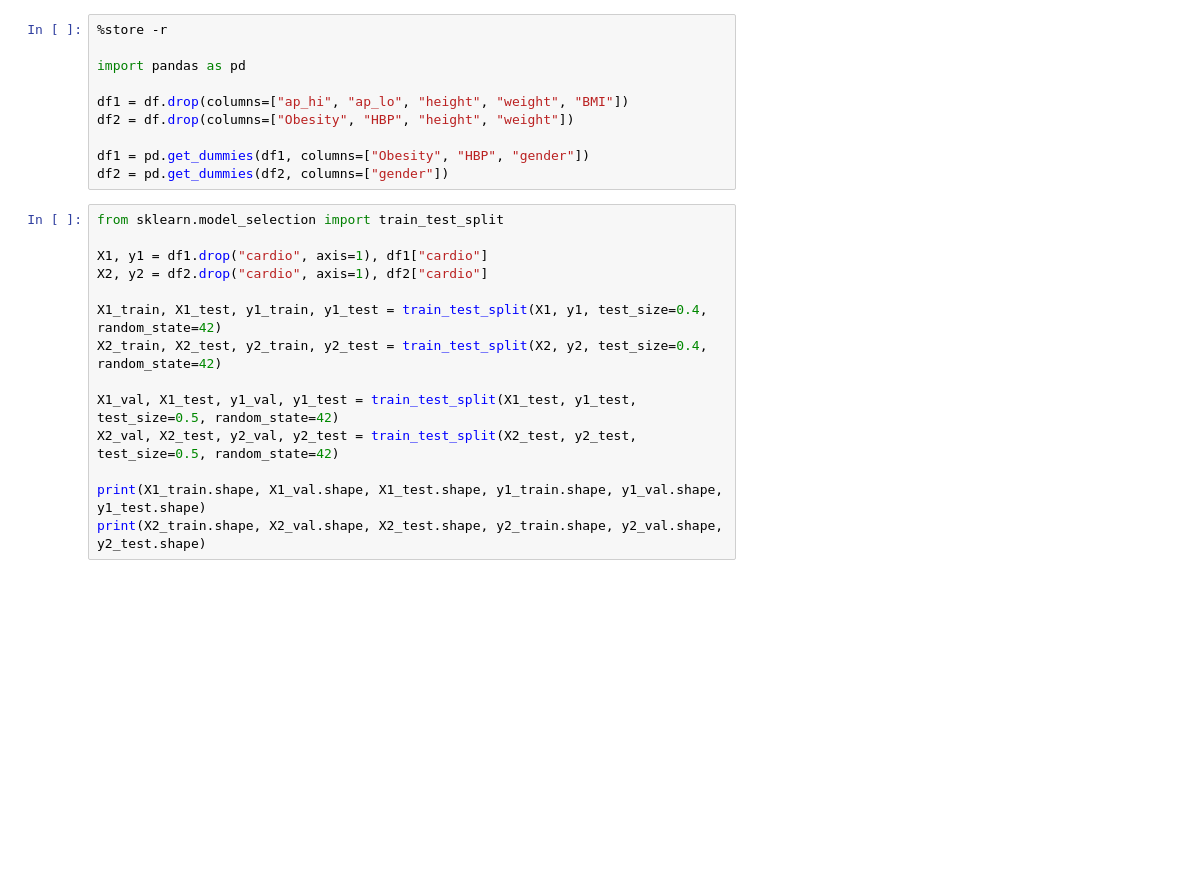
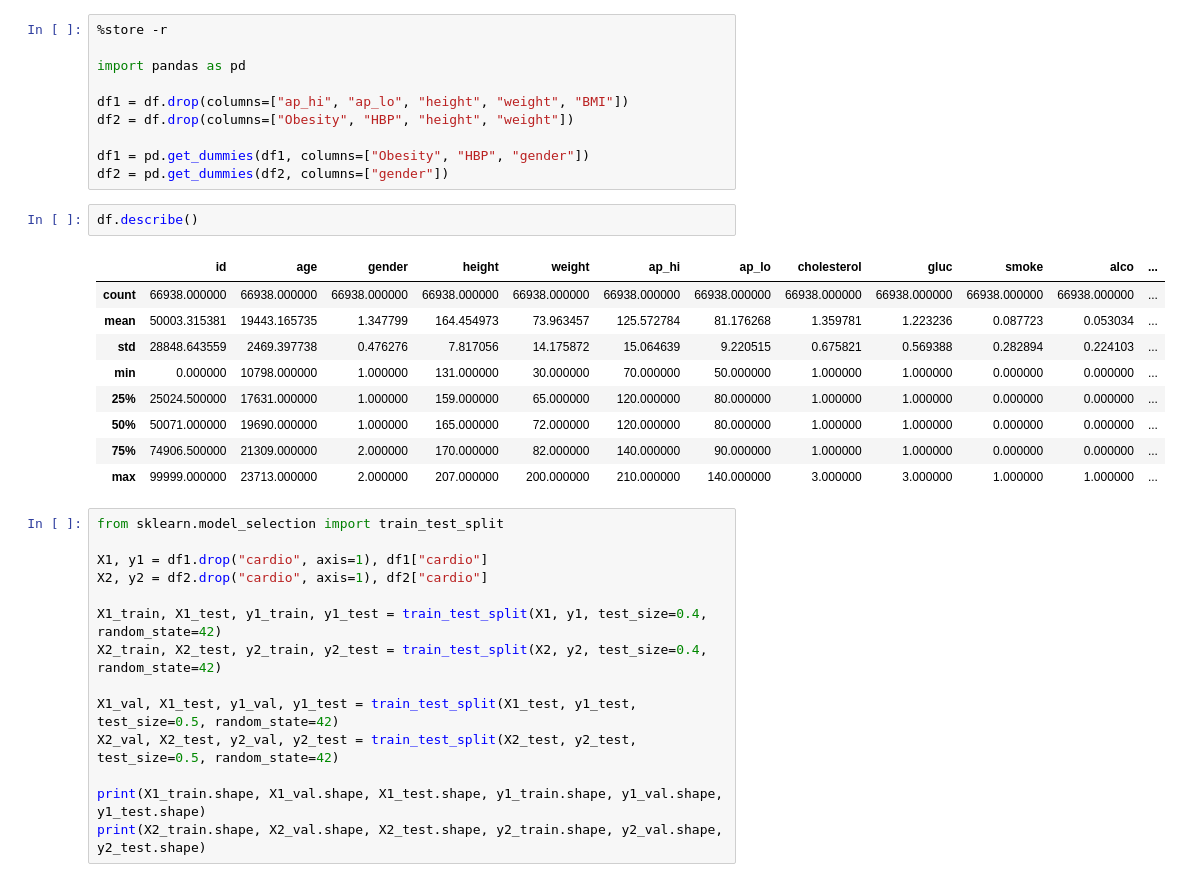
Before and after one commit to bearwinterfirth/medical, a Jupyter notebook: disease_prediction_6.ipynb, the cells around one changed output. Drawn from its saved outputs; the diff is of its cells as text; blank space fills up the shorter version.

```diff
--- a/disease_prediction_6.ipynb
+++ b/disease_prediction_6.ipynb
@@ -8,6 +8,18 @@ df2 = df.drop(columns=["Obesity", "HBP", "height", "weight"])
 
 df1 = pd.get_dummies(df1, columns=["Obesity", "HBP", "gender"])
 df2 = pd.get_dummies(df2, columns=["gender"])
+# %%
+df.describe()
+# %% [output]
+|  | id | age | gender | height | weight | ap_hi | ap_lo | cholesterol | gluc | smoke | alco | ... |
+| count | 66938.000000 | 66938.000000 | 66938.000000 | 66938.000000 | 66938.000000 | 66938.000000 | 66938.000000 | 66938.000000 | 66938.000000 | 66938.000000 | 66938.000000 | ... |
+| mean | 50003.315381 | 19443.165735 | 1.347799 | 164.454973 | 73.963457 | 125.572784 | 81.176268 | 1.359781 | 1.223236 | 0.087723 | 0.053034 | ... |
+| std | 28848.643559 | 2469.397738 | 0.476276 | 7.817056 | 14.175872 | 15.064639 | 9.220515 | 0.675821 | 0.569388 | 0.282894 | 0.224103 | ... |
+| min | 0.000000 | 10798.000000 | 1.000000 | 131.000000 | 30.000000 | 70.000000 | 50.000000 | 1.000000 | 1.000000 | 0.000000 | 0.000000 | ... |
+| 25% | 25024.500000 | 17631.000000 | 1.000000 | 159.000000 | 65.000000 | 120.000000 | 80.000000 | 1.000000 | 1.000000 | 0.000000 | 0.000000 | ... |
+| 50% | 50071.000000 | 19690.000000 | 1.000000 | 165.000000 | 72.000000 | 120.000000 | 80.000000 | 1.000000 | 1.000000 | 0.000000 | 0.000000 | ... |
+| 75% | 74906.500000 | 21309.000000 | 2.000000 | 170.000000 | 82.000000 | 140.000000 | 90.000000 | 1.000000 | 1.000000 | 0.000000 | 0.000000 | ... |
+| max | 99999.000000 | 23713.000000 | 2.000000 | 207.000000 | 200.000000 | 210.000000 | 140.000000 | 3.000000 | 3.000000 | 1.000000 | 1.000000 | ... |
 # %%
 from sklearn.model_selection import train_test_split
 
```
Also changed, not shown: parts of 2 cells of this notebook, 1 other file.
